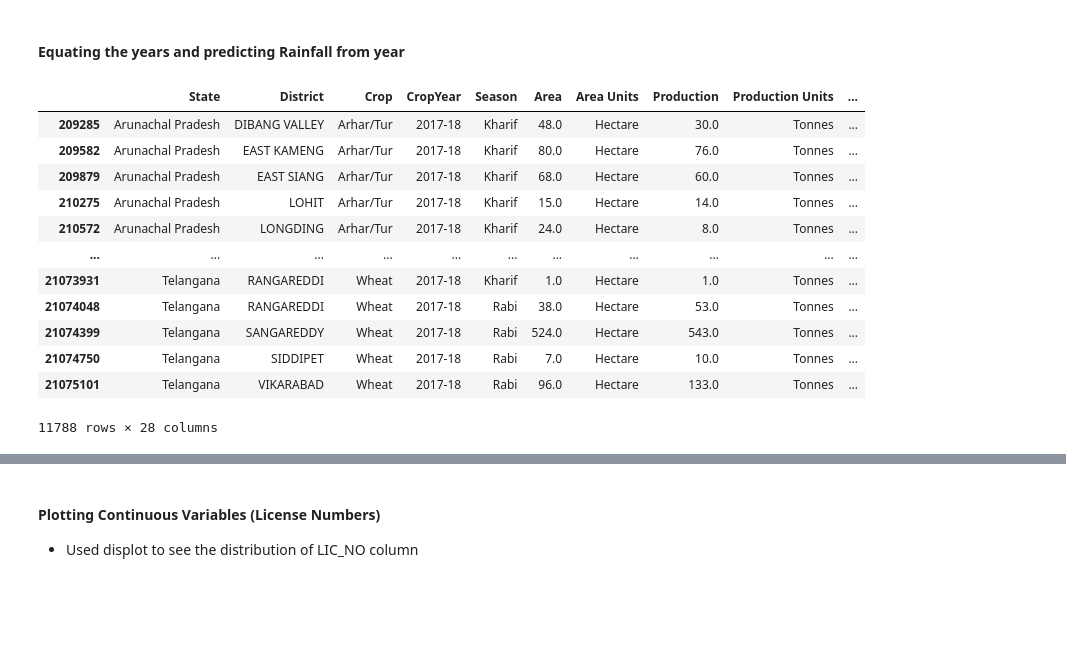
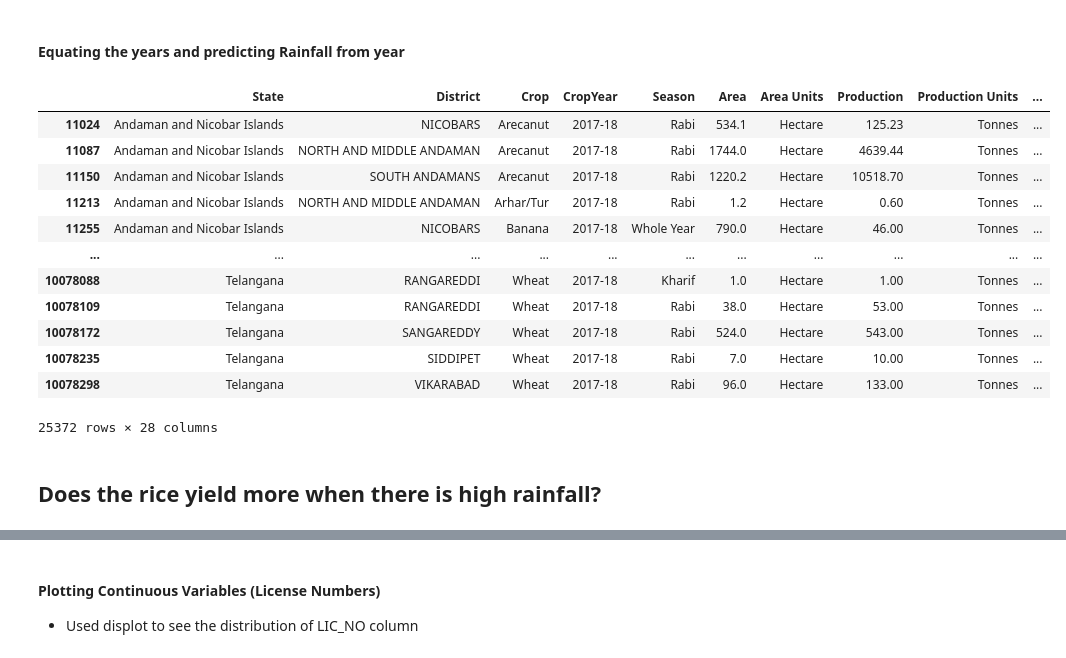
Before and after one commit to PoojaLaveti/Data601, a Jupyter notebook: FinalProject/FinalProject.ipynb, the cells around one changed output, grey strips where cells are left out. Cells and saved outputs as stored; diff of their text form; code cells hidden in the pictures; blank space fills up the shorter version.

```diff
--- a/FinalProject/FinalProject.ipynb
+++ b/FinalProject/FinalProject.ipynb
@@ -117,7 +117,7 @@ JJAS           10
 OND            13
 dtype: int64
 # %%
-rains.rename(columns = {'SUBDIVISION':'State'}, inplace = True)
-rains.rename(columns = {'YEAR':'RainYear'}, inplace = True)
+rainfall.rename(columns = {'SUBDIVISION':'State'}, inplace = True)
+rainfall.rename(columns = {'YEAR':'RainYear'}, inplace = True)
 crops.rename(columns = {'Year':'CropYear'}, inplace = True)
 # %%
@@ -138,0 +126,3 @@ array(['Andaman & Nicobar Islands', 'Arunachal Pradesh',
+# %%
+rains = rainfall.drop((rainfall[(rainfall['RainYear']>= 1901) & (rainfall['RainYear'] <= 1996)].index))
+rains
@@ -139,12 +143,5 @@ array(['Andaman & Nicobar Islands', 'Arunachal Pradesh',
 # %%
-# rains.replace('Andaman & Nicobar Islands', 'Andaman and Nicobar Islands')
-# rains.replace('Jammu & Kashmir', 'Jammu and Kashmir')
-# rains.replace('Andhra Pradesh', 'Coastal Andhra Pradesh')
-# rains.replace('East Madhya Pradesh', 'Madhya Pradesh')
-# rains.replace('West Madhya Pradesh', 'Madhya Pradesh')
-# rains.replace('East Rajasthan', 'Rajasthan')
-# rains.replace('West Rajasthan', 'Rajasthan')
-# rains.replace('Coastal Karnataka', 'Karnataka')
+rains.replace({'Andaman & Nicobar Islands':'Andaman and Nicobar Islands', 'Jammu & Kashmir':'Jammu and Kashmir', 'Coastal Andhra Pradesh':'Andhra Pradesh', 'East Madhya Pradesh':'Madhya Pradesh', 'West Madhya Pradesh':'Madhya Pradesh', 'East Rajasthan':'Rajasthan', 'West Rajasthan':'Rajasthan', 'Coastal Karnataka':'Karnataka'}, inplace=True)
 # %%
 crops_rains = pd.merge(crops, rains, on='State')
 crops_rains
@@ -165,3 +162,3 @@ crops_rains
 # %%
-pd.set_option('display.max_columns', None)
-crops_rains.head()
+# pd.set_option('display.max_columns', None)
+# crops_rains.head()
@@ -248,19 +234,21 @@ Name: Crop, dtype: int64
 # %% [markdown]
 #### Equating the years and predicting Rainfall from year
 # %%
-b=crops_rains.loc[(crops_rains['RainYear'] == 2017) & (crops_rains['CropYear'] == '2017-18')]
+b=a.loc[(crops_rains['RainYear'] == 2017) & (a['CropYear'] == '2017-18')]
 b
 # %% [output]
 |  | State | District | Crop | CropYear | Season | Area | Area Units | Production | Production Units | ... |
-| 209285 | Arunachal Pradesh | DIBANG VALLEY | Arhar/Tur | 2017-18 | Kharif | 48.0 | Hectare | 30.0 | Tonnes | ... |
-| 209582 | Arunachal Pradesh | EAST KAMENG | Arhar/Tur | 2017-18 | Kharif | 80.0 | Hectare | 76.0 | Tonnes | ... |
-| 209879 | Arunachal Pradesh | EAST SIANG | Arhar/Tur | 2017-18 | Kharif | 68.0 | Hectare | 60.0 | Tonnes | ... |
-| 210275 | Arunachal Pradesh | LOHIT | Arhar/Tur | 2017-18 | Kharif | 15.0 | Hectare | 14.0 | Tonnes | ... |
-| 210572 | Arunachal Pradesh | LONGDING | Arhar/Tur | 2017-18 | Kharif | 24.0 | Hectare | 8.0 | Tonnes | ... |
+| 11024 | Andaman and Nicobar Islands | NICOBARS | Arecanut | 2017-18 | Rabi | 534.1 | Hectare | 125.23 | Tonnes | ... |
+| 11087 | Andaman and Nicobar Islands | NORTH AND MIDDLE ANDAMAN | Arecanut | 2017-18 | Rabi | 1744.0 | Hectare | 4639.44 | Tonnes | ... |
+| 11150 | Andaman and Nicobar Islands | SOUTH ANDAMANS | Arecanut | 2017-18 | Rabi | 1220.2 | Hectare | 10518.70 | Tonnes | ... |
+| 11213 | Andaman and Nicobar Islands | NORTH AND MIDDLE ANDAMAN | Arhar/Tur | 2017-18 | Rabi | 1.2 | Hectare | 0.60 | Tonnes | ... |
+| 11255 | Andaman and Nicobar Islands | NICOBARS | Banana | 2017-18 | Whole Year | 790.0 | Hectare | 46.00 | Tonnes | ... |
 | ... | ... | ... | ... | ... | ... | ... | ... | ... | ... | ... |
-| 21073931 | Telangana | RANGAREDDI | Wheat | 2017-18 | Kharif | 1.0 | Hectare | 1.0 | Tonnes | ... |
-| 21074048 | Telangana | RANGAREDDI | Wheat | 2017-18 | Rabi | 38.0 | Hectare | 53.0 | Tonnes | ... |
-| 21074399 | Telangana | SANGAREDDY | Wheat | 2017-18 | Rabi | 524.0 | Hectare | 543.0 | Tonnes | ... |
-| 21074750 | Telangana | SIDDIPET | Wheat | 2017-18 | Rabi | 7.0 | Hectare | 10.0 | Tonnes | ... |
-| 21075101 | Telangana | VIKARABAD | Wheat | 2017-18 | Rabi | 96.0 | Hectare | 133.0 | Tonnes | ... |
+| 10078088 | Telangana | RANGAREDDI | Wheat | 2017-18 | Kharif | 1.0 | Hectare | 1.00 | Tonnes | ... |
+| 10078109 | Telangana | RANGAREDDI | Wheat | 2017-18 | Rabi | 38.0 | Hectare | 53.00 | Tonnes | ... |
+| 10078172 | Telangana | SANGAREDDY | Wheat | 2017-18 | Rabi | 524.0 | Hectare | 543.00 | Tonnes | ... |
+| 10078235 | Telangana | SIDDIPET | Wheat | 2017-18 | Rabi | 7.0 | Hectare | 10.00 | Tonnes | ... |
+| 10078298 | Telangana | VIKARABAD | Wheat | 2017-18 | Rabi | 96.0 | Hectare | 133.00 | Tonnes | ... |
-11788 rows × 28 columns
+25372 rows × 28 columns
+# %% [markdown]
+## Does the rice yield more when there is high rainfall?
```
Also changed, not shown: parts of 23 cells of this notebook.
